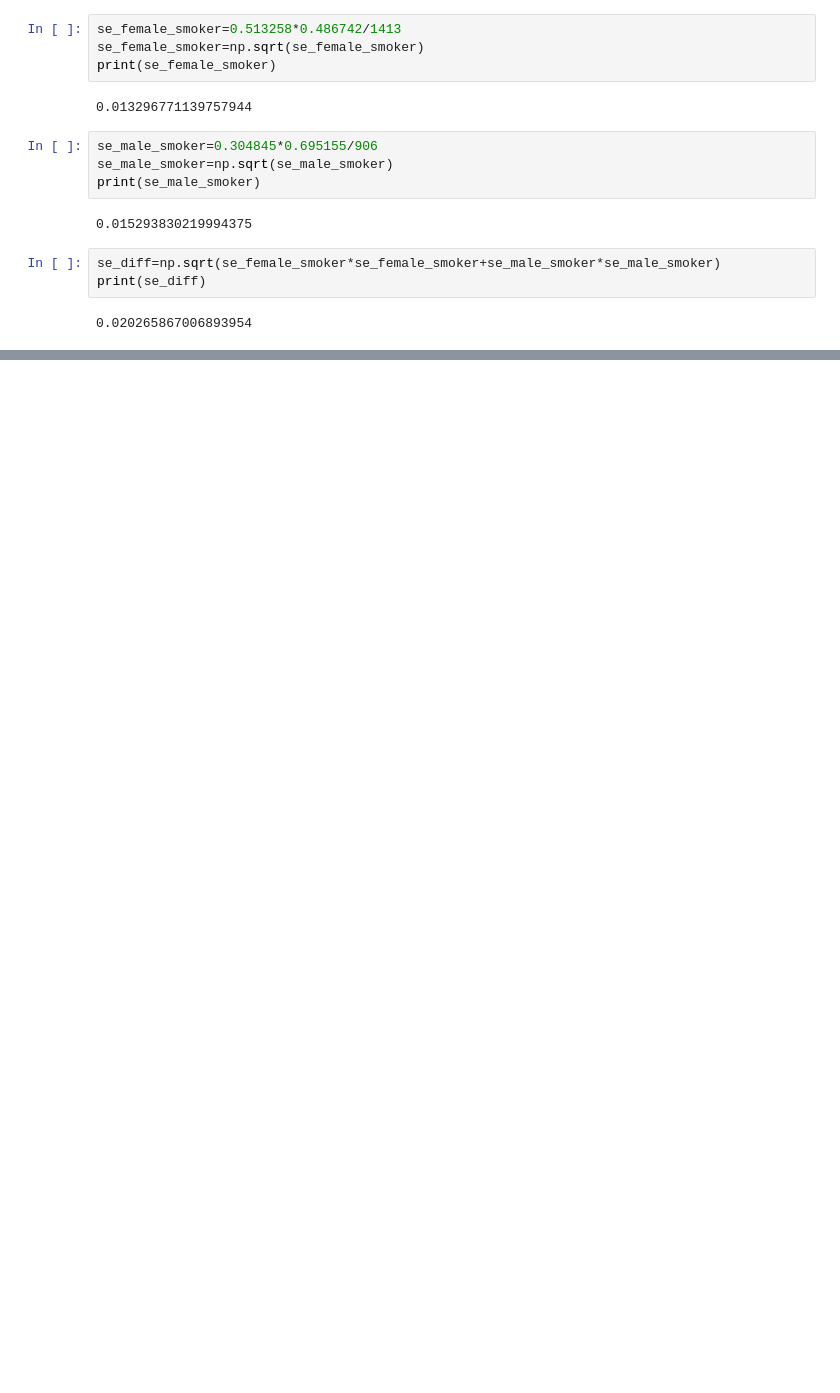
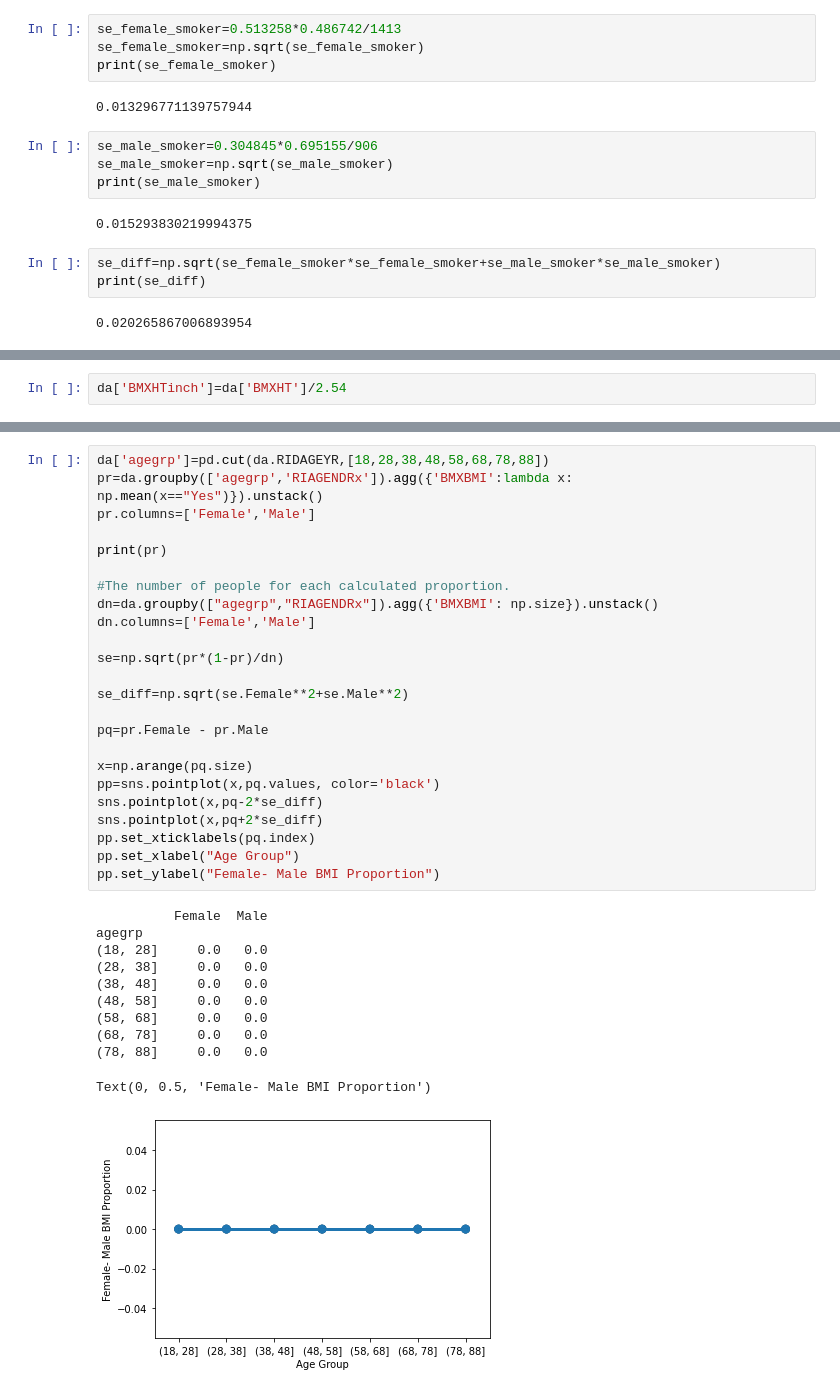
Before and after one commit to arpitsharma27/PythonPractice, a Jupyter notebook: UniversityOf_Michigan_InferentialStatistical_Week2_LabExercises.ipynb, the cells around one changed output, grey strips where cells are left out. Saved outputs shown, nothing was run; the diff lists cells and outputs as text; blank space fills up the shorter version.

```diff
--- a/UniversityOf_Michigan_InferentialStatistical_Week2_LabExercises.ipynb
+++ b/UniversityOf_Michigan_InferentialStatistical_Week2_LabExercises.ipynb
@@ -864,0 +887,2 @@ print(se_diff)
+# %%
+da['BMXHTinch']=da['BMXHT']/2.54
@@ -864,0 +910,36 @@ print(se_diff)
+# %%
+da['agegrp']=pd.cut(da.RIDAGEYR,[18,28,38,48,58,68,78,88])
+pr=da.groupby(['agegrp','RIAGENDRx']).agg({'BMXBMI':lambda x: np.mean(x=="Yes")}).unstack()
+pr.columns=['Female','Male']
+
+print(pr)
+
+#The number of people for each calculated proportion.
+dn=da.groupby(["agegrp","RIAGENDRx"]).agg({'BMXBMI': np.size}).unstack()
+dn.columns=['Female','Male']
+
+se=np.sqrt(pr*(1-pr)/dn)
+
+se_diff=np.sqrt(se.Female**2+se.Male**2)
+
+pq=pr.Female - pr.Male
+
+x=np.arange(pq.size)
+pp=sns.pointplot(x,pq.values, color='black')
+sns.pointplot(x,pq-2*se_diff)
+sns.pointplot(x,pq+2*se_diff)
+pp.set_xticklabels(pq.index)
+pp.set_xlabel("Age Group")
+pp.set_ylabel("Female- Male BMI Proportion")
+# %% [output]
+          Female  Male
+agegrp
+(18, 28]     0.0   0.0
+(28, 38]     0.0   0.0
+(38, 48]     0.0   0.0
+(48, 58]     0.0   0.0
+(58, 68]     0.0   0.0
+(68, 78]     0.0   0.0
+(78, 88]     0.0   0.0
+Text(0, 0.5, 'Female- Male BMI Proportion')
+[figure, added]
```
Also changed, not shown: parts of 8 cells of this notebook.
